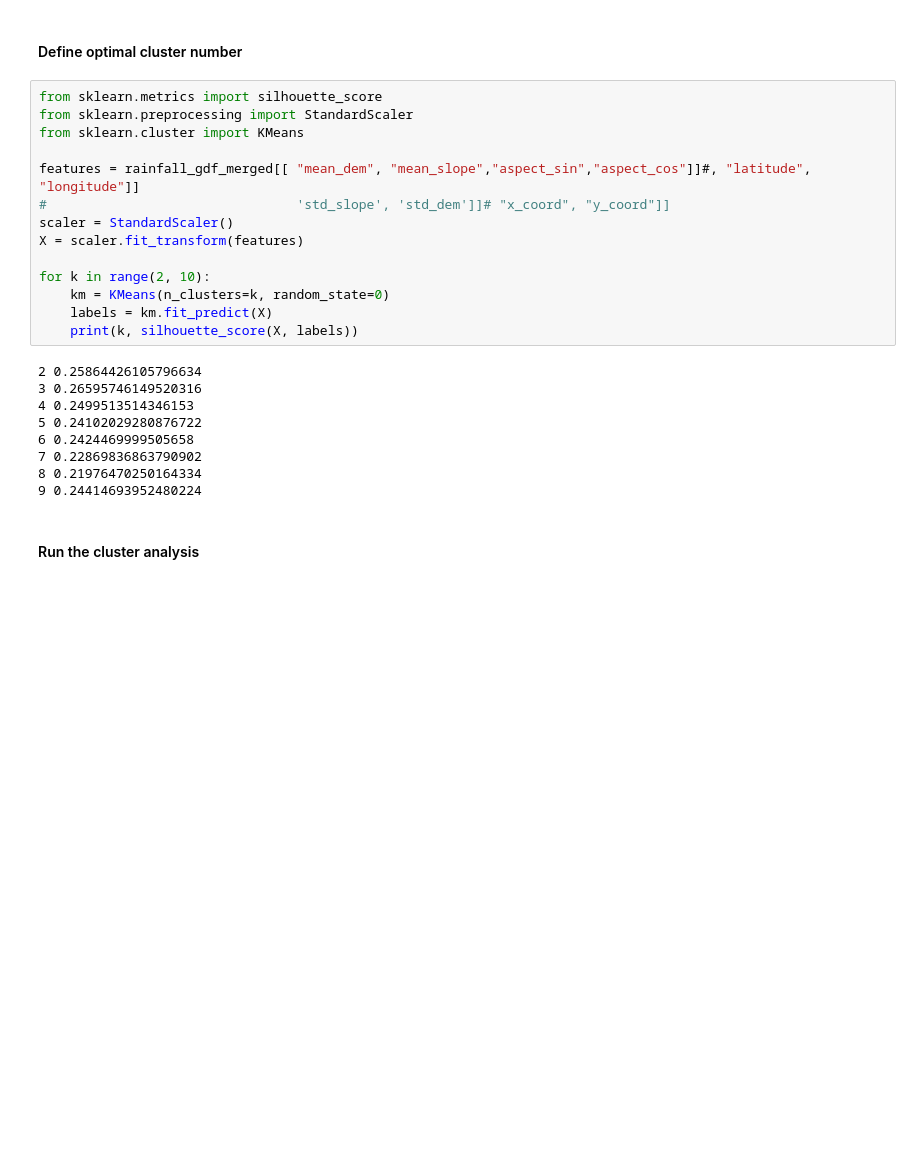
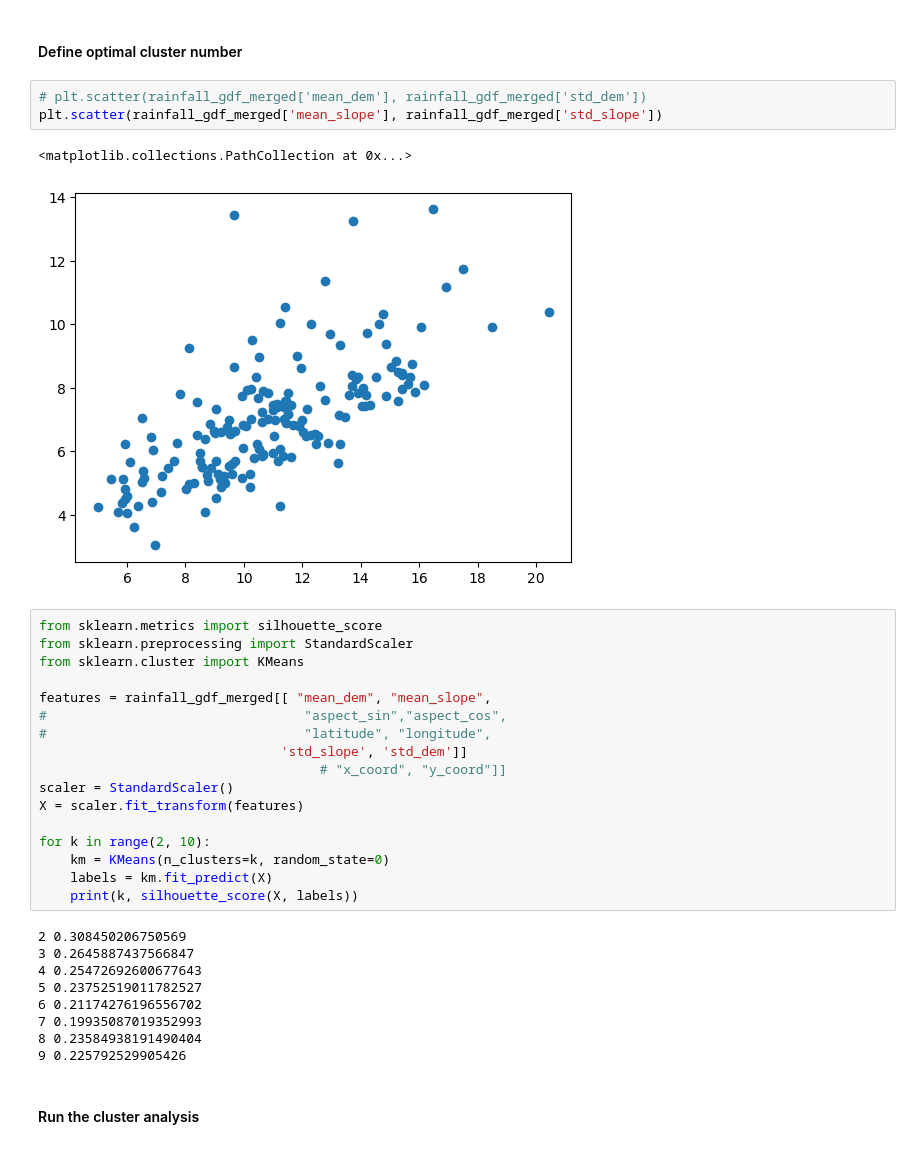
Before and after one commit to masher92/RainGaugeOptimisation, a Jupyter notebook: ClusterAnalysis.ipynb, the cells around one changed output. Drawn from its saved outputs; the diff is of its cells as text; blank space fills up the shorter version.

```diff
--- a/ClusterAnalysis.ipynb
+++ b/ClusterAnalysis.ipynb
@@ -65,13 +164,22 @@ This is designed to find the best way to partition the 1km grid cells into group
 </div>
 # %% [markdown]
 #### Define optimal cluster number
+# %%
+# plt.scatter(rainfall_gdf_merged['mean_dem'], rainfall_gdf_merged['std_dem'])
+plt.scatter(rainfall_gdf_merged['mean_slope'], rainfall_gdf_merged['std_slope'])
+# %% [output]
+<matplotlib.collections.PathCollection at 0x...>
+[figure, added]
 # %%
 from sklearn.metrics import silhouette_score
 from sklearn.preprocessing import StandardScaler
 from sklearn.cluster import KMeans
 
-features = rainfall_gdf_merged[[ "mean_dem", "mean_slope","aspect_sin","aspect_cos"]]#, "latitude", "longitude"]]
-#                                'std_slope', 'std_dem']]# "x_coord", "y_coord"]]
+features = rainfall_gdf_merged[[ "mean_dem", "mean_slope",
+#                                 "aspect_sin","aspect_cos",
+#                                 "latitude", "longitude",
+                               'std_slope', 'std_dem']]
+                                    # "x_coord", "y_coord"]]
 scaler = StandardScaler()
 X = scaler.fit_transform(features)
 
@@ -80,14 +188,14 @@ for k in range(2, 10):
     labels = km.fit_predict(X)
     print(k, silhouette_score(X, labels))
 # %% [output]
-2 0.25864426105796634
-3 0.26595746149520316
-4 0.2499513514346153
-5 0.24102029280876722
-6 0.2424469999505658
-7 0.22869836863790902
-8 0.21976470250164334
-9 0.24414693952480224
+2 0.308450206750569
+3 0.2645887437566847
+4 0.25472692600677643
+5 0.23752519011782527
+6 0.21174276196556702
+7 0.19935087019352993
+8 0.23584938191490404
+9 0.225792529905426
 # %% [markdown]
 #### Run the cluster analysis
 # %%
```
Also changed, not shown: parts of 9 cells of this notebook, 1 other file.
